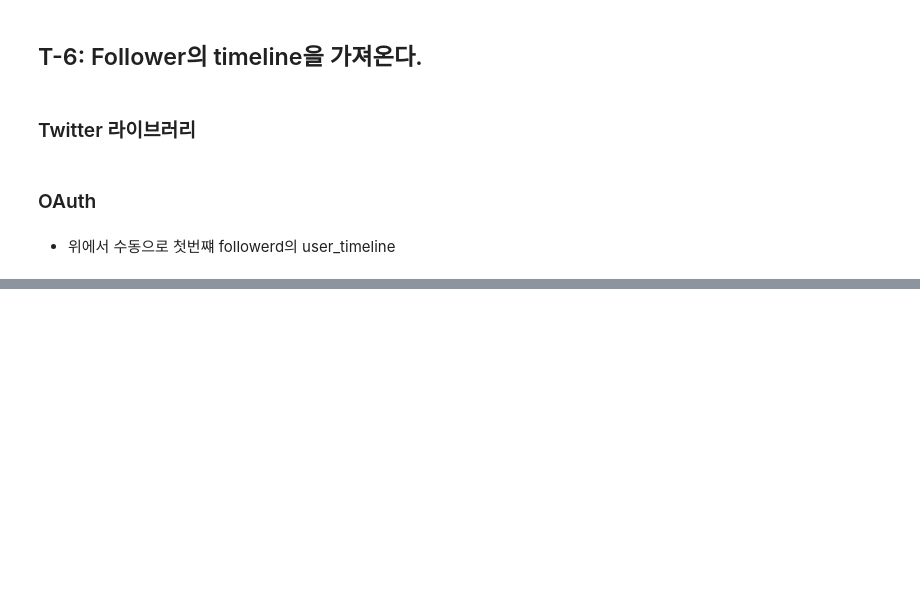
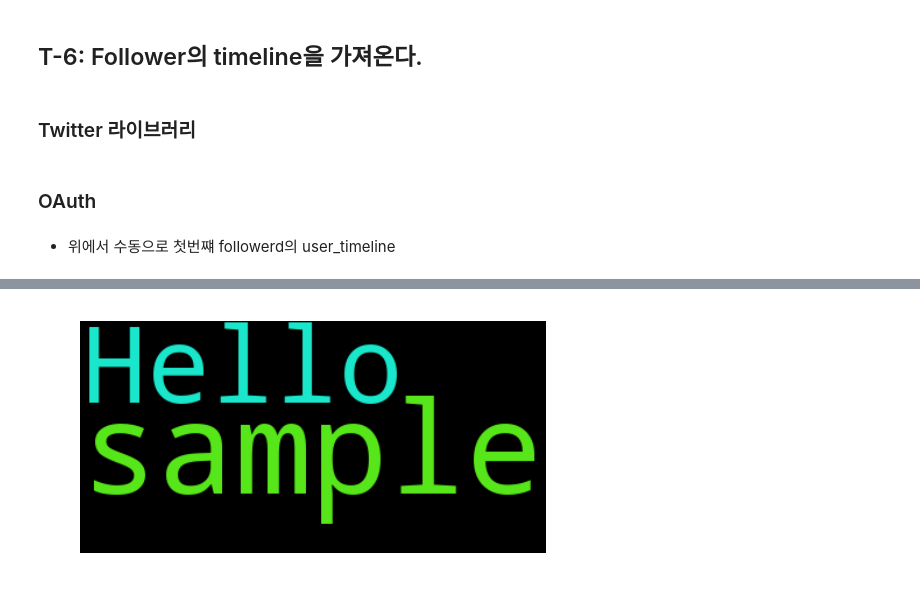
Before and after one commit to smu405/s, a Jupyter notebook: ds_Twitter.ipynb, the cells around one changed output, grey strips where cells are left out. Cells and saved outputs as stored; diff of their text form; code cells hidden in the pictures; blank space fills up the shorter version.

```diff
--- a/ds_Twitter.ipynb
+++ b/ds_Twitter.ipynb
@@ -601,0 +1117,22 @@ print _client.follwers()
+# %%
+from os import path
+from wordcloud import WordCloud
+
+#d = path.dirname(__file__)
+
+# Read the whole text.
+#text = open(path.join(d, 'constitution.txt')).read()
+
+text="Hello this is a sample"
+#text=u"안녕하세요 this 샘플"
+# Generate a word cloud image
+wordcloud = WordCloud().generate(text)
+# %%
+# Display the generated image:
+# the matplotlib way:
+import matplotlib.pyplot as plt
+plt.imshow(wordcloud)
+plt.axis("off")
+plt.show()
+# %% [output]
+[figure, added]
```
Also changed, not shown: parts of 56 cells of this notebook, 6 other files.
